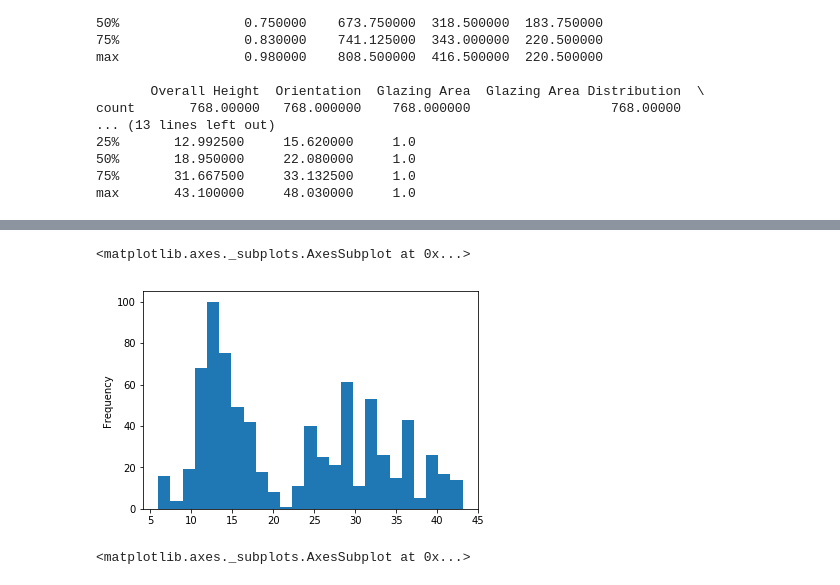
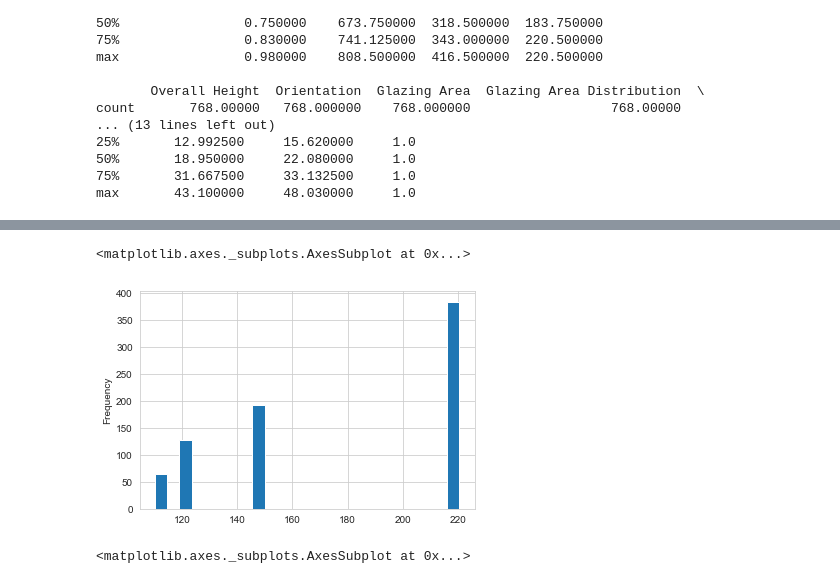
Before and after one commit to mutecypher/Datasci410, a Jupyter notebook: MikePearson-L01-EnergyLoads.ipynb, the cells around one changed output, grey strips where cells are left out. Cells and saved outputs as stored; diff of their text form; code cells hidden in the pictures.

```diff
--- a/MikePearson-L01-EnergyLoads.ipynb
+++ b/MikePearson-L01-EnergyLoads.ipynb
@@ -121,9 +101,9 @@ Heating Load
 # %%
 %matplotlib inline
-buildings.loc[:, 'Heating Load'].plot.hist(bins = 25)
+buildings.loc[:, 'Roof Area'].plot.hist(bins = 25)
 # %% [output]
 <matplotlib.axes._subplots.AxesSubplot at 0x...>
-[figure, old version]
+[figure, new version]
 # %%
 buildings.loc[:, 'Cooling Load'].plot.hist(bins = 25)
 # %% [output]
```
Also changed, not shown: parts of 20 cells of this notebook, 1 other file.
